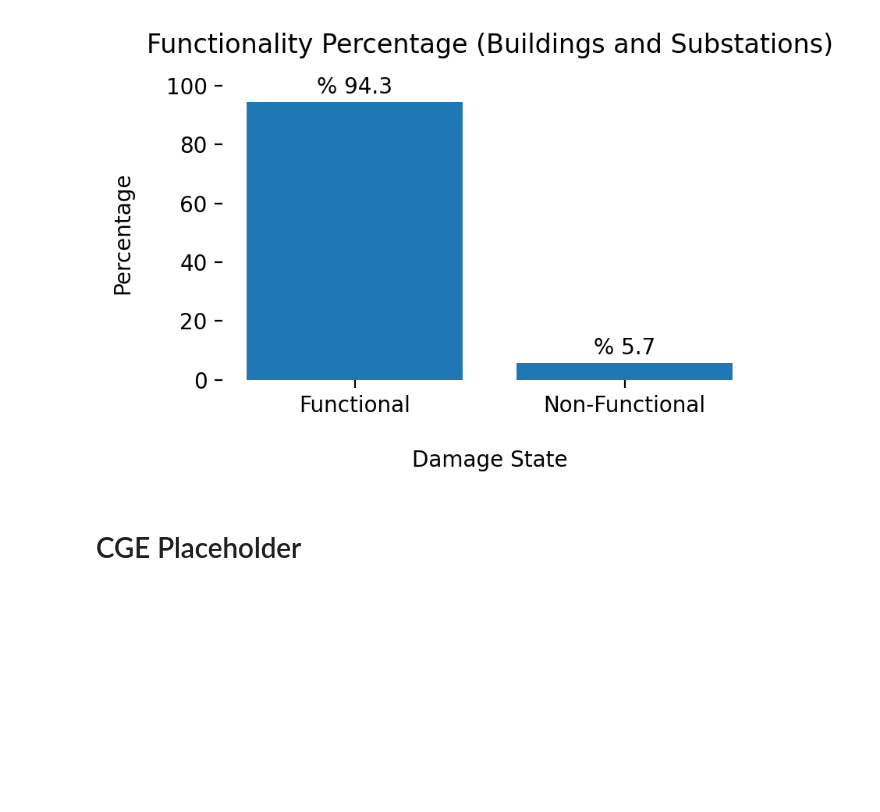
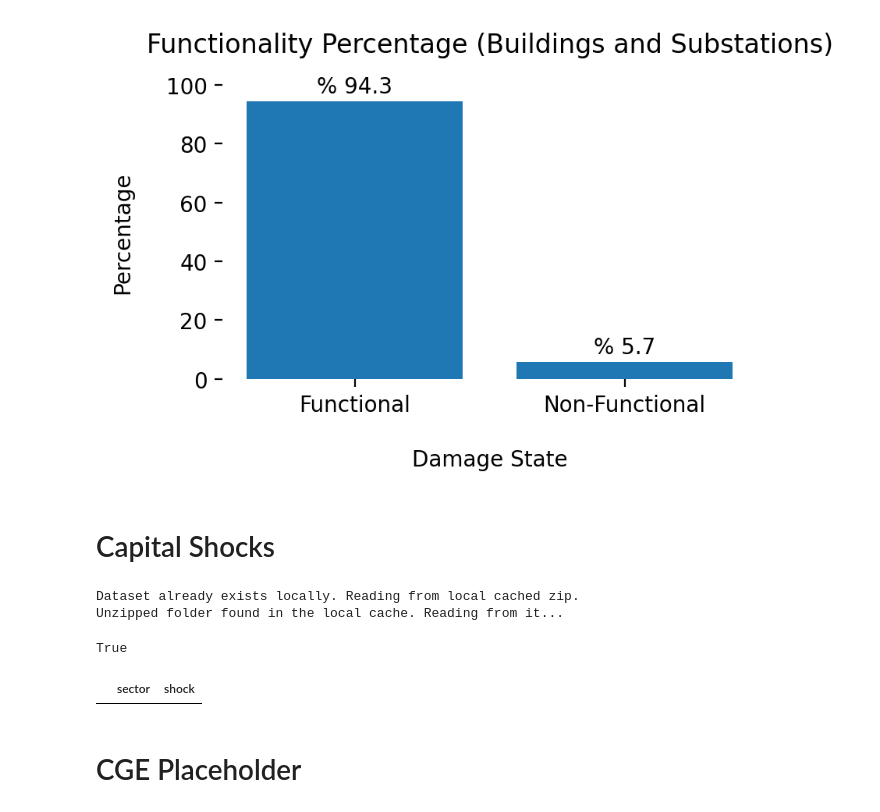
Before and after one commit to IN-CORE/incore-docs, a Jupyter notebook: manual_jb/content/notebooks/galveston_community_app.ipynb, the cells around one changed output. Drawn from its saved outputs; the diff is of its cells as text; code cells hidden in the pictures; blank space fills up the shorter version.

Commit message:
add sector shock

```diff
--- a/manual_jb/content/notebooks/galveston_community_app.ipynb
+++ b/manual_jb/content/notebooks/galveston_community_app.ipynb
@@ -258,6 +264,8 @@ gal_bldg_damage_mcs_samples_df.head()
 | 2 | a743ae24-4209-44e2-b11e-7a872f071ae9 | 1,1,1,1,1,1,1,1,1,1 |
 | 3 | 59ed0339-c8e3-4fcd-9b5a-c1487b035d3b | 1,1,1,1,1,1,1,1,1,1 |
 | 4 | 5cc8a749-21ca-4073-8626-4ae7332cc0dd | 1,1,1,1,1,1,1,1,1,1 |
+# %%
+gal_bldg_failure_probability = mc.get_output_dataset('failure_probability')  # get buildings failure probabilities
 # %%
 mc = MonteCarloFailureProbability(client)
 mc.set_input_dataset("damage", epf_dmg_result)
@@ -341,6 +349,34 @@ ax.set_title('Functionality Percentage (Buildings and Substations)', pad=15)
 ax.set(frame_on=False);
 # %% [output]
 [figure]
+# %% [markdown]
+# Capital Shocks
+# %%
+from pyincore import Dataset
+building_to_sectors = Dataset.from_file("/Users/cwang138/Documents/INCORE-2.0/galveston_dependency_network/galveston_building_to_sector.csv","incore:buildingsToSectors")
+# %%
+# Create Capital shocks analysis
+capital_shocks = CapitalShocks(client)
+
+# Load remote datasets
+# capital_shocks.load_remote_input_dataset("buildings_to_sectors", building_to_sectors_id)
+capital_shocks.set_input_dataset("buildings_to_sectors", building_to_sectors)
+capital_shocks.load_remote_input_dataset("buildings", bldg_dataset_id)
+capital_shocks.set_input_dataset("failure_probability", gal_bldg_failure_probability)
+
+capital_shocks.set_parameter("result_name", "sector_shocks") # name of csv file with results
+# %% [output]
+Dataset already exists locally. Reading from local cached zip.
+Unzipped folder found in the local cache. Reading from it...
+True
+# %%
+# Run capital shocks analysis
+capital_shocks.run_analysis()
+
+sector_shocks_result = capital_shocks.get_output_dataset("sector_shocks")
+sector_shocks_result.get_dataframe_from_csv()
+# %% [output]
+|  | sector | shock |
 # %% [markdown]
 # CGE Placeholder
 # %% [markdown]
```
Also changed, not shown: parts of 2 cells of this notebook.
